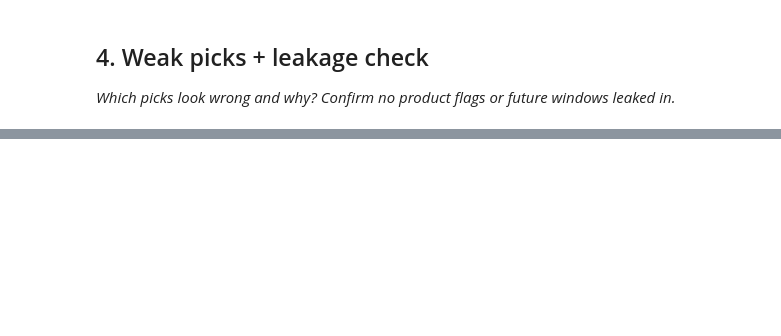
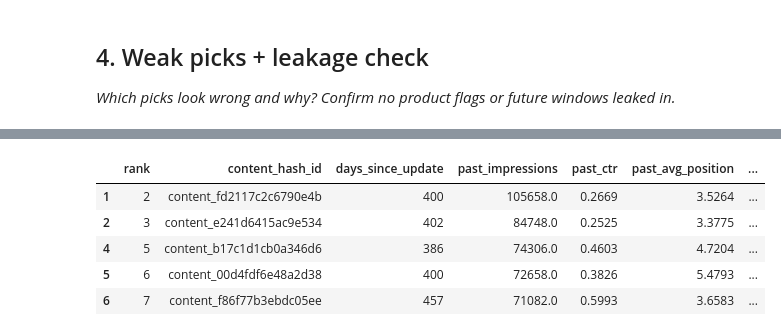
Before and after one commit to ZubairQazzi/flyrank-ml-internship-zubair, a Jupyter notebook: work/notebooks/w04_baseline_score.ipynb, the cells around one changed output, grey strips where cells are left out. Cells and saved outputs as stored; diff of their text form; code cells hidden in the pictures; blank space fills up the shorter version.

Commit message:
Complete Week 4 baseline scoring notebook

```diff
--- a/work/notebooks/w04_baseline_score.ipynb
+++ b/work/notebooks/w04_baseline_score.ipynb
@@ -36,0 +613,84 @@ This skeleton is yours to fill. Work the sections **in order** — each one has
+# %%
+
+weak_picks = (
+    top20_review[
+        top20_review["future_decline"] == 0
+    ]
+    .head(5)
+    .copy()
+)
+
+def explain_weak_pick(row):
+    if row["past_ctr"] < 0.10:
+        return (
+            "Very low CTR may come from search intent or SERP features, "
+            "not necessarily stale content."
+        )
+    elif row["past_avg_position"] <= 3:
+        return (
+            "The page already ranks strongly, so a full refresh may be "
+            "unnecessary."
+        )
+    elif row["past_avg_position"] > 6:
+        return (
+            "The page may have a relevance or ranking problem that a "
+            "content refresh alone may not fix."
+        )
+    else:
+        return (
+            "The page may be evergreen, seasonal, or still accurate "
+            "despite its age."
+        )
+
+weak_picks["why_this_is_a_weak_pick"] = weak_picks.apply(
+    explain_weak_pick,
+    axis=1,
+)
+
+# Explicit leakage audit
+baseline_input_columns = [
+    "days_since_update",
+    "past_impressions",
+]
+
+forbidden_columns = [
+    "future_decline",
+    "outcome_impressions",
+    "outcome_days",
+    "selected_for_review",
+]
+
+input_leakage = sorted(
+    set(baseline_input_columns)
+    & set(forbidden_columns)
+)
+
+csv_leakage = sorted(
+    set(queue_output.columns)
+    & {
+        "future_decline",
+        "outcome_impressions",
+        "outcome_days",
+    }
+)
+
+print("Baseline input columns:", baseline_input_columns)
+print("Forbidden inputs found:", input_leakage)
+print("Future/outcome fields in exported CSV:", csv_leakage)
+print(
+    "Leakage check passed:",
+    len(input_leakage) == 0 and len(csv_leakage) == 0
+)
+
+weak_picks[
+    [
+        "rank",
+        "content_hash_id",
+        "days_since_update",
+        "past_impressions",
+        "past_ctr",
+        "past_avg_position",
+        "why_this_is_a_weak_pick",
+    ]
+]
+# %% [output]
@@ -37 +701,7 @@ This skeleton is yours to fill. Work the sections **in order** — each one has
+|  | rank | content_hash_id | days_since_update | past_impressions | past_ctr | past_avg_position | ... |
+| 1 | 2 | content_fd2117c2c6790e4b | 400 | 105658.0 | 0.2669 | 3.5264 | ... |
+| 2 | 3 | content_e241d6415ac9e534 | 402 | 84748.0 | 0.2525 | 3.3775 | ... |
+| 4 | 5 | content_b17c1d1cb0a346d6 | 386 | 74306.0 | 0.4603 | 4.7204 | ... |
+| 5 | 6 | content_00d4fdf6e48a2d38 | 400 | 72658.0 | 0.3826 | 5.4793 | ... |
+| 6 | 7 | content_f86f77b3ebdc05ee | 457 | 71082.0 | 0.5993 | 3.6583 | ... |
 # %% [markdown]
```
Also changed, not shown: parts of 19 cells of this notebook.
